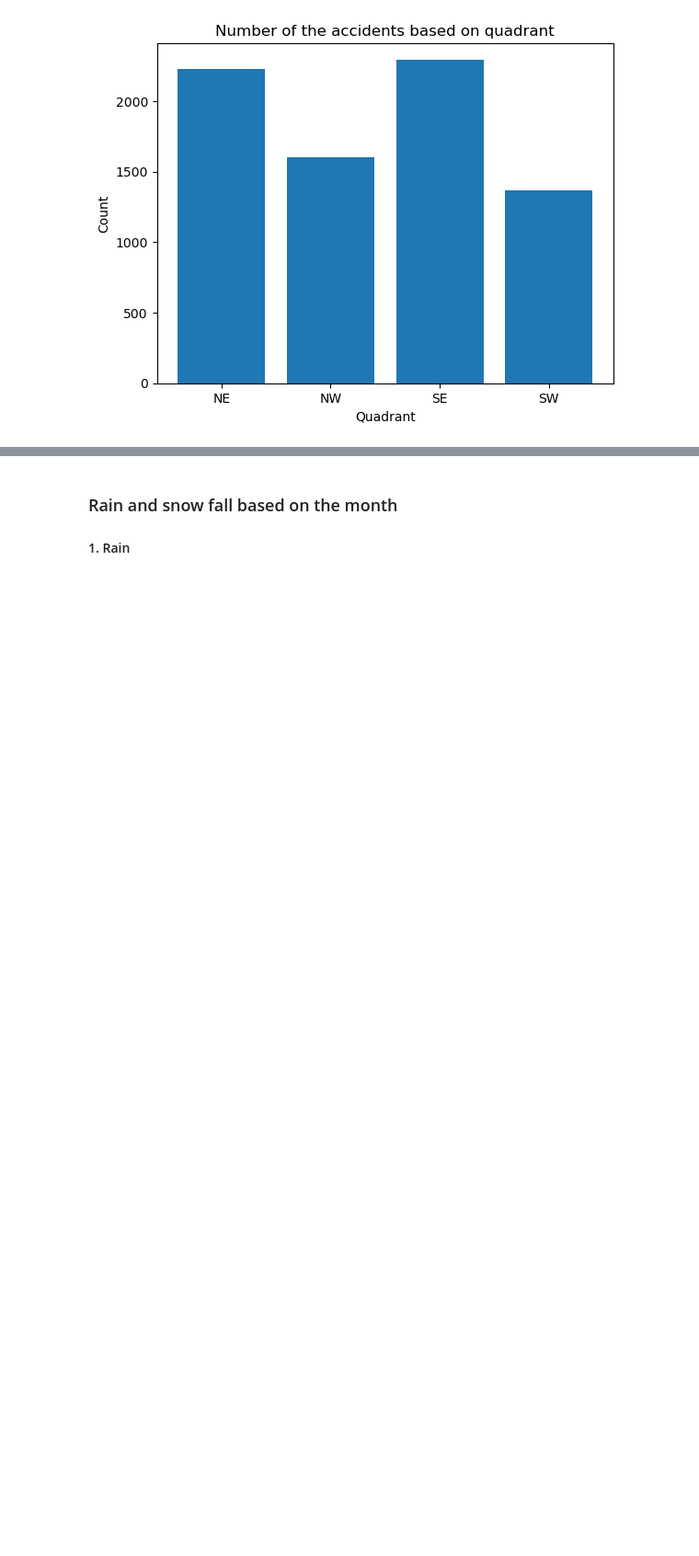
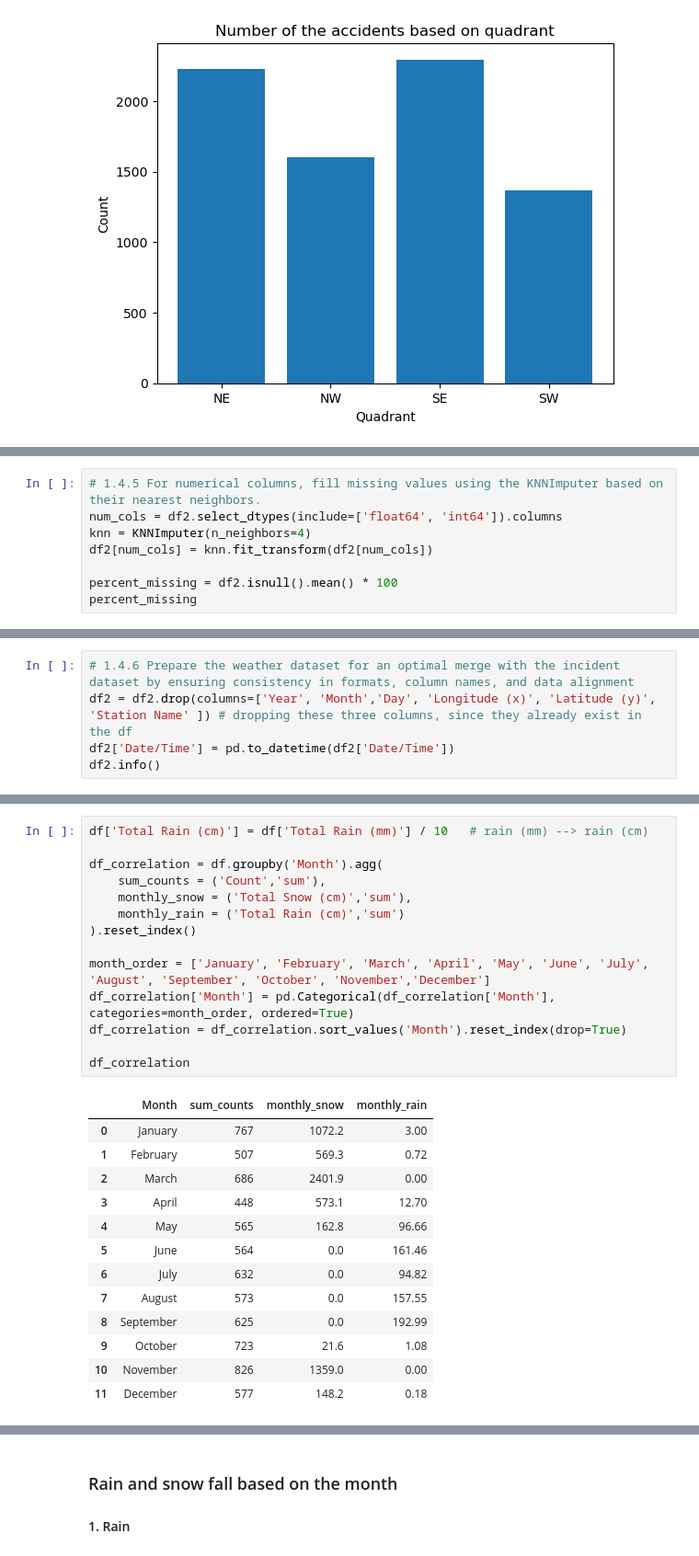
Before and after one commit to aliUofCafkhami/601-Project, a Jupyter notebook: Project 601.ipynb, the cells around one changed output, grey strips where cells are left out. Shown at 92% size. Drawn from its saved outputs; the diff is of its cells as text; blank space fills up the shorter version.

```diff
--- a/Project 601.ipynb
+++ b/Project 601.ipynb
@@ -621,0 +656,8 @@ df2.head(2)
+# %%
+# 1.4.5 For numerical columns, fill missing values using the KNNImputer based on their nearest neighbors.
+num_cols = df2.select_dtypes(include=['float64', 'int64']).columns
+knn = KNNImputer(n_neighbors=4)
+df2[num_cols] = knn.fit_transform(df2[num_cols])
+
+percent_missing = df2.isnull().mean() * 100
+percent_missing
@@ -621,0 +684,5 @@ df2.head(2)
+# %%
+# 1.4.6 Prepare the weather dataset for an optimal merge with the incident dataset by ensuring consistency in formats, column names, and data alignment
+df2 = df2.drop(columns=['Year', 'Month','Day', 'Longitude (x)', 'Latitude (y)', 'Station Name' ]) # dropping these three columns, since they already exist in the df
+df2['Date/Time'] = pd.to_datetime(df2['Date/Time'])
+df2.info()
@@ -717,0 +908,28 @@ df['Total Snow (cm)'].isna().sum()
+# %%
+df['Total Rain (cm)'] = df['Total Rain (mm)'] / 10   # rain (mm) --> rain (cm)
+
+df_correlation = df.groupby('Month').agg(
+    sum_counts = ('Count','sum'),
+    monthly_snow = ('Total Snow (cm)','sum'),
+    monthly_rain = ('Total Rain (cm)','sum')
+).reset_index()
+
+month_order = ['January', 'February', 'March', 'April', 'May', 'June', 'July', 'August', 'September', 'October', 'November','December']
+df_correlation['Month'] = pd.Categorical(df_correlation['Month'], categories=month_order, ordered=True)
+df_correlation = df_correlation.sort_values('Month').reset_index(drop=True)
+
+df_correlation
+# %% [output]
+|  | Month | sum_counts | monthly_snow | monthly_rain |
+| 0 | January | 767 | 1072.2 | 3.00 |
+| 1 | February | 507 | 569.3 | 0.72 |
+| 2 | March | 686 | 2401.9 | 0.00 |
+| 3 | April | 448 | 573.1 | 12.70 |
+| 4 | May | 565 | 162.8 | 96.66 |
+| 5 | June | 564 | 0.0 | 161.46 |
+| 6 | July | 632 | 0.0 | 94.82 |
+| 7 | August | 573 | 0.0 | 157.55 |
+| 8 | September | 625 | 0.0 | 192.99 |
+| 9 | October | 723 | 21.6 | 1.08 |
+| 10 | November | 826 | 1359.0 | 0.00 |
+| 11 | December | 577 | 148.2 | 0.18 |
```
Also changed, not shown: parts of 58 cells of this notebook.
